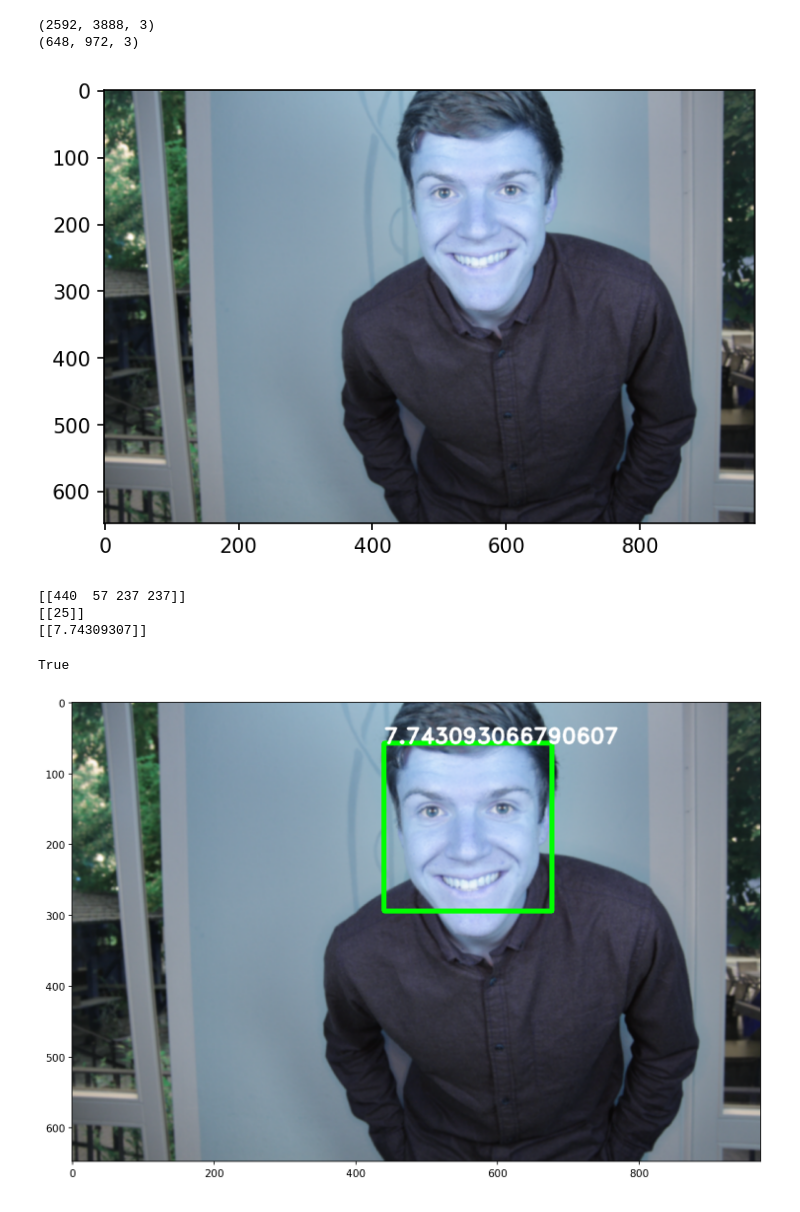
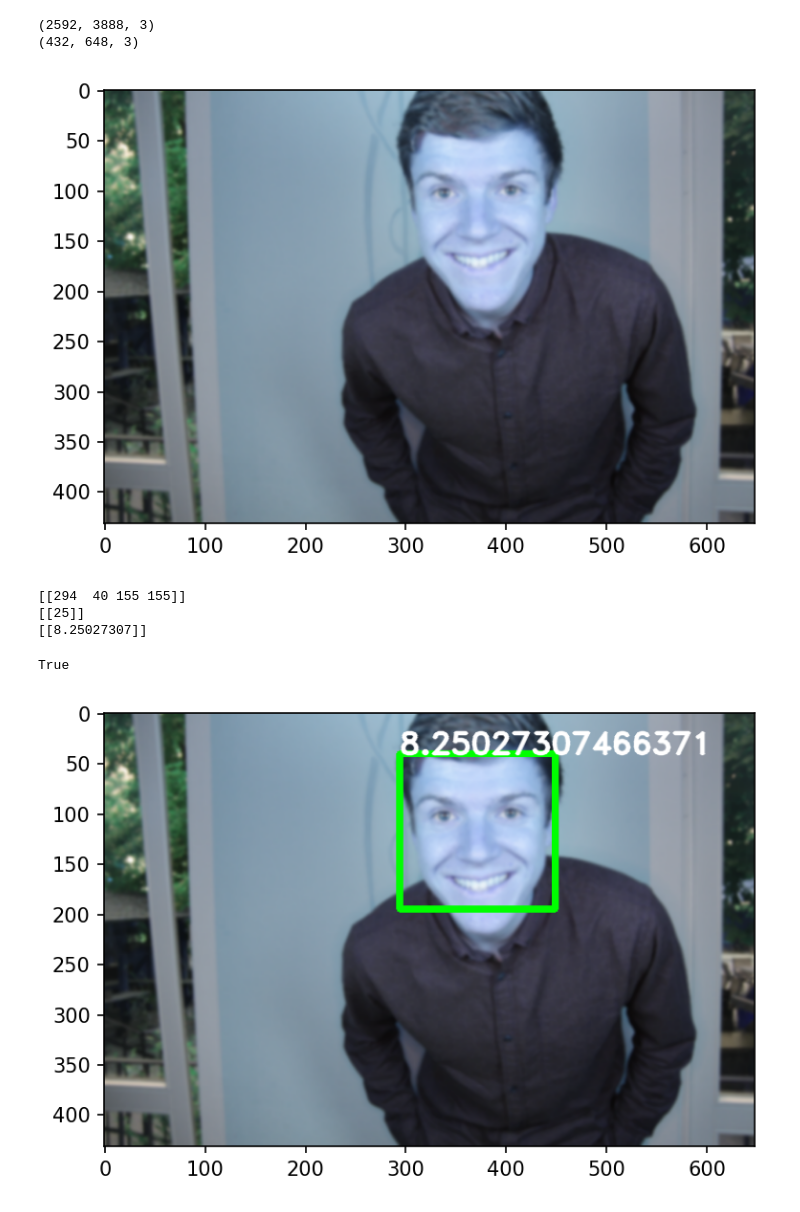
Before and after one commit to mgoetze06/fotobooth, a Jupyter notebook: fotobox-cvml.ipynb, the cells around one changed output. Cells and saved outputs as stored; diff of their text form; code cells hidden in the pictures.

```diff
--- a/fotobox-cvml.ipynb
+++ b/fotobox-cvml.ipynb
@@ -15,9 +15,9 @@ face_cas = cv2.CascadeClassifier(cv2.data.haarcascades + 'haarcascade_frontalfac
 org_img = cv2.imread('/content/drive/MyDrive/test.JPG')
 h_org,w_org,temp = org_img.shape
 print(org_img.shape)
-reduce_factor = 4
+reduce_factor = 6
 img = cv2.resize(org_img, (int(w_org/reduce_factor), int(h_org/reduce_factor)))
-img = cv2.GaussianBlur(img, (5,5), 0)
+img = cv2.GaussianBlur(img, (7,7), 0)
 #img = cv2.imread('/path_to_image/opencv-logo.png', 0)
 #cv2.imshow('image',img) not available in jupyter
 #plt.imshow(img, cmap='gray')
@@ -26,8 +26,8 @@ plt.imshow(img)
 print(img.shape)
 # %% [output]
 (2592, 3888, 3)
-(648, 972, 3)
+(432, 648, 3)
-[figure, old version]
+[figure, new version]
 # %%
 #success, img = cap.read()
 im_gray = cv2.cvtColor(img,cv2.COLOR_BGR2GRAY)
@@ -39,26 +39,26 @@ print(face_boxes)
 print(rejectLevels)
 print(levelWeights)
 # %% [output]
-[[440  57 237 237]]
+[[294  40 155 155]]
 [[25]]
-[[7.74309307]]
+[[8.25027307]]
 # %%
 i = 0
 for (x, y, w, h) in face_boxes:
   cv2.rectangle(img, (x, y), (x + w, y + h), (0, 255, 0), 5)
   #cv2.rectangle(org_img,(int(x*reduce_factor), int(y*reduce_factor)),(int(x*reduce_factor + w*reduce_factor), int(y*reduce_factor + h*reduce_factor)), (0, 255, 0), 5)
   cv2.putText(img,str(levelWeights[i][0]),(x,y),2,1,(255,255,255),2,cv2.LINE_AA)
   i = i + 1
-plt.figure(figsize=(12, 10), dpi=150)
+plt.figure(figsize=(6, 4), dpi=150)
 plt.imshow(img, cmap='gray')
 cv2.imwrite("face_detected.jpg", img)
 
 
 #plt.savefig('test_detected.jpg')
 #cv2.imshow('Output', img)
 #cap.release()
 #cv2.destroyAllWindows()
 # %% [output]
 True
-[figure, old version]
+[figure, new version]
 # %%
```
Also changed, not shown: parts of 1 cell of this notebook.
